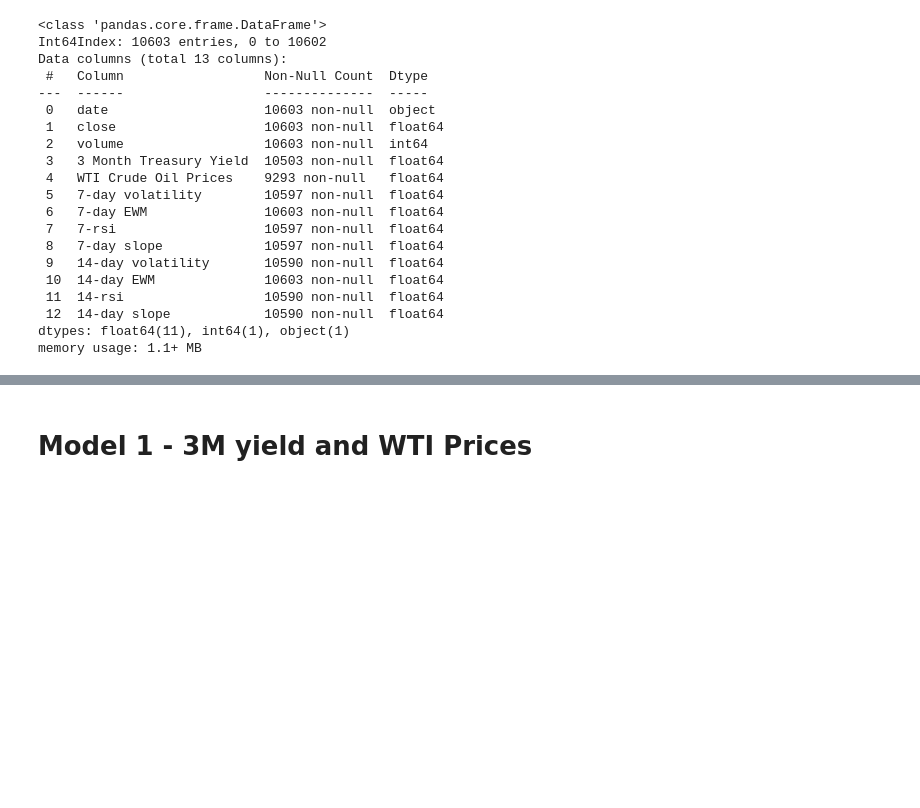
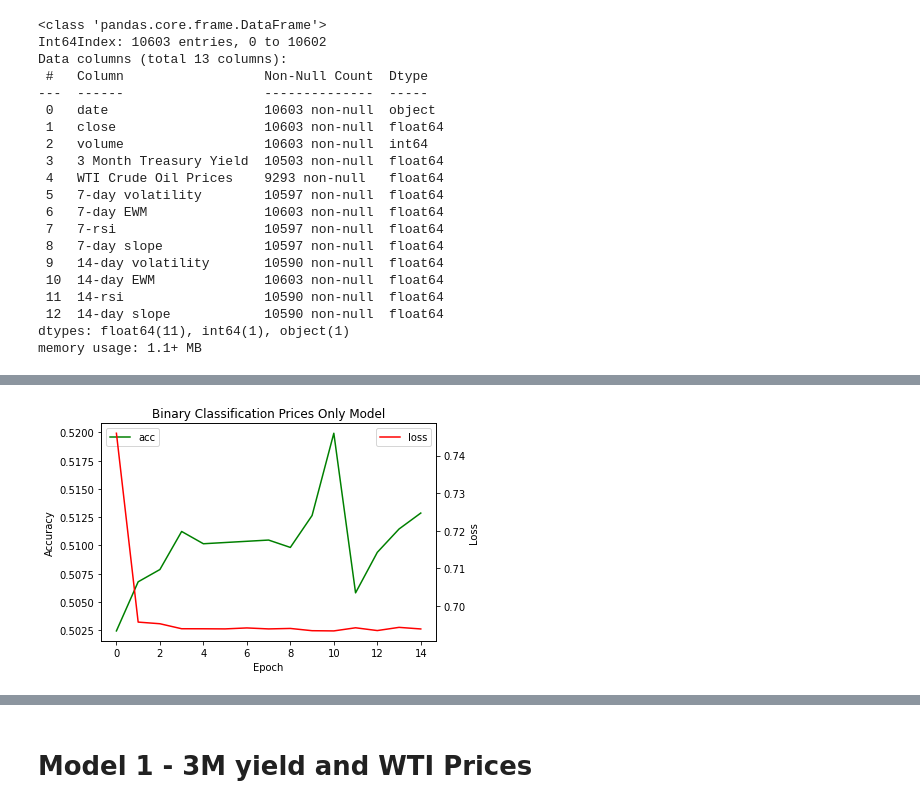
Before and after one commit to hongming-wong/Equities_Price_Prediction_XAI, a Jupyter notebook: Models/LSTM_v3.ipynb, the cells around one changed output, grey strips where cells are left out. Cells and saved outputs as stored; diff of their text form; code cells hidden in the pictures; blank space fills up the shorter version.

```diff
--- a/Models/LSTM_v3.ipynb
+++ b/Models/LSTM_v3.ipynb
@@ -98,14 +102,0 @@ train_X_control.shape
-# %%
-control_model = None
-try:
-  control_model = keras.models.load_model("control_LSTM")
-except Exception as e:
-  control_model = Sequential()
-  control_model.add(LSTM(units=16, return_sequences=True, input_shape=( 7, 1)))
-  control_model.add(keras.layers.Dropout(0.2))
-  control_model.add(LSTM(units=8))
-  control_model.add(keras.layers.Dropout(0.2))
-  control_model.add(Dense(1))
-  control_model.compile(optimizer='adam', loss='mean_squared_error')
-  control_history = control_model.fit(train_X_control, np.array(y_raw), epochs=200, verbose=1, validation_split=0.2)
-  control_model.save("control_LSTM")
@@ -143,0 +224,8 @@ KeyboardInterrupt:
+# %%
+control_model_1b = keras.Sequential()
+control_model_1b.add(LSTM(20, return_sequences=True, input_shape=(7, 1)))
+control_model_1b.add(Dropout(0.2))
+control_model_1b.add(LSTM(10, return_sequences=False, input_shape=(7, 1)))
+control_model_1b.add(Dense(25))
+control_model_1b.add(Dense(1))
+control_model_1b.summary()
@@ -143,0 +252,4 @@ KeyboardInterrupt:
+# %%
+control_model_1b.compile(optimizer='adam', loss='binary_crossentropy', metrics=['acc'])
+# %%
+control_model_1b_history = control_model_1b.fit(train_X_control, train_y_label, batch_size= 32, epochs=15)
@@ -143,0 +274,4 @@ KeyboardInterrupt:
+# %%
+lstm_utils.plot_history(control_model_1b_history, "Binary Classification Prices Only Model")
+# %% [output]
+[figure, added]
```
Also changed, not shown: parts of 47 cells of this notebook.
